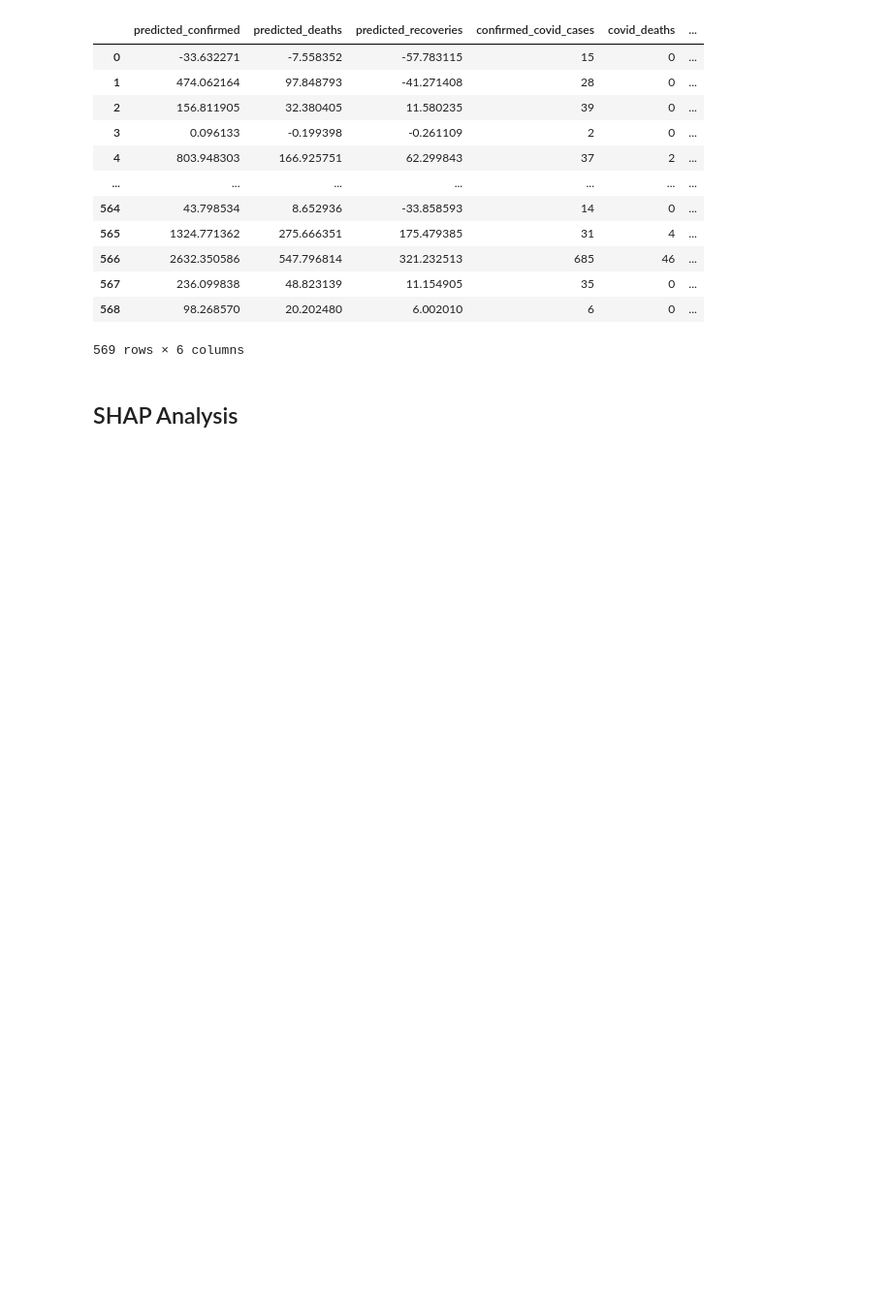
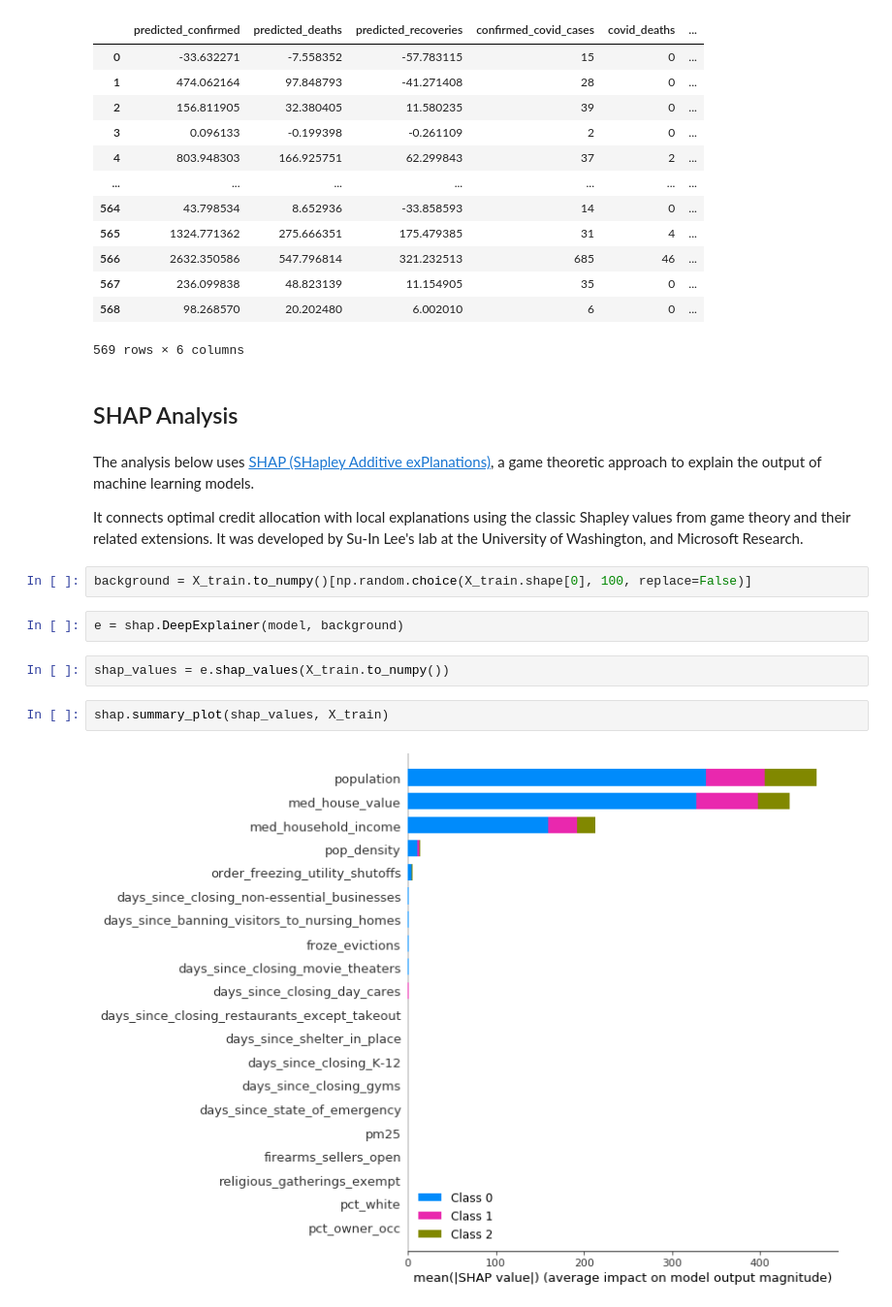
Before and after one commit to jluby/cs109_airpred, a Jupyter notebook: ffnn_analysis.ipynb, the cells around one changed output. Shown at 97% size. Saved outputs shown, nothing was run; the diff lists cells and outputs as text; blank space fills up the shorter version.

Commit message:
SHAP analysis for FFNN

```diff
--- a/ffnn_analysis.ipynb
+++ b/ffnn_analysis.ipynb
@@ -223,5 +226,17 @@ test_results
 569 rows × 6 columns
 # %% [markdown]
 ## SHAP Analysis
-# %% [markdown]
-###
+# %% [markdown]
+The analysis below uses [SHAP (SHapley Additive exPlanations)](https://github.com/slundberg/shap), a game theoretic approach to explain the output of machine learning models.
+
+It connects optimal credit allocation with local explanations using the classic Shapley values from game theory and their related extensions. It was developed by Su-In Lee's lab at the University of Washington, and Microsoft Research.
+# %%
+background = X_train.to_numpy()[np.random.choice(X_train.shape[0], 100, replace=False)]
+# %%
+e = shap.DeepExplainer(model, background)
+# %%
+shap_values = e.shap_values(X_train.to_numpy())
+# %%
+shap.summary_plot(shap_values, X_train)
+# %% [output]
+[figure, added]
```
Also changed, not shown: parts of 4 cells of this notebook.
